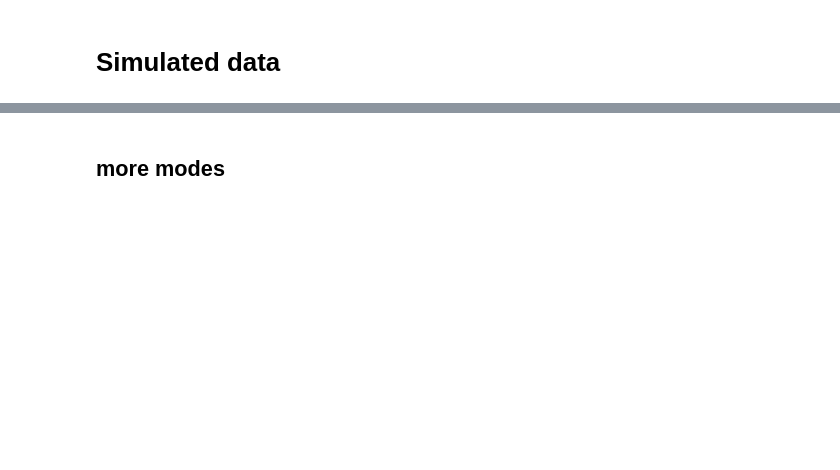
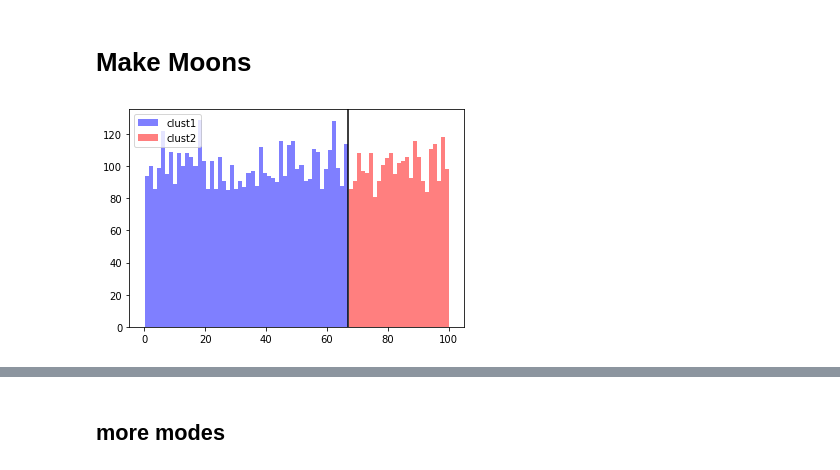
Before and after one commit to JimmyJHickey/Dynamic-Survival-Cutpoints, a Jupyter notebook: class_test.ipynb, the cells around one changed output, grey strips where cells are left out. Cells and saved outputs as stored; diff of their text form; code cells hidden in the pictures; blank space fills up the shorter version.

```diff
--- a/class_test.ipynb
+++ b/class_test.ipynb
@@ -5,5 +10,5 @@ import pandas as pd
 import matplotlib.pyplot as plt
 import torch
 from node import Node
-# %% [markdown]
-# Simulated data
+# %% [markdown]
+# Make Moons
@@ -9,0 +19,42 @@ from node import Node
+# %%
+# y_moon indicates if the data will be in the first bucket or the second
+N = 10000
+X, y_moon = make_moons(n_samples = N, noise=0.3, random_state=1978)
+
+# drop 1/2 of the 1 moons
+# want y_moon plot to look even and censoring to look even
+# try higher value of sigmoid if it can't find the cutpoint
+combined = np.append(X, y_moon[:,None], 1)
+combined_sorted = combined[combined[:, -1].argsort()]
+combined_sorted = combined_sorted[:7500,:]
+np.random.shuffle(combined_sorted)
+X = combined_sorted[:,:-1]
+y_moon = combined_sorted[:,-1]
+
+t_min = 0
+t_boundary = 67
+t_max = 100
+t = np.zeros(len(y_moon))
+
+# s = np.random.binomial(1, 0.5, len(y_moon))
+s = np.random.binomial(1, 1, len(y_moon))
+
+for ii in range(0, len(y_moon)):
+    if y_moon[ii] == 0:
+        t[ii] = np.random.uniform(t_min, t_boundary)
+    elif y_moon[ii] == 1:
+
+        t[ii] = np.random.uniform(t_boundary, t_max)
+
+# t = t[1:int(N * 3/4)]
+# s = s[1:int(N * 3/4)]
+# y_moon = y_moon[1:int(N * 3/4)]
+# X = X[1:int(N * 3/4), :]
+# %%
+plt.hist(t[y_moon==0], bins=50, alpha = 0.5, color = "blue", label="clust1")
+plt.hist(t[y_moon==1], bins=25, alpha = 0.5, color = "red", label="clust2")
+plt.axvline(t_boundary, color="black")
+plt.legend()
+plt.show()
+# %% [output]
+[figure, added]
```
Also changed, not shown: parts of 36 cells of this notebook, 1 other file.
